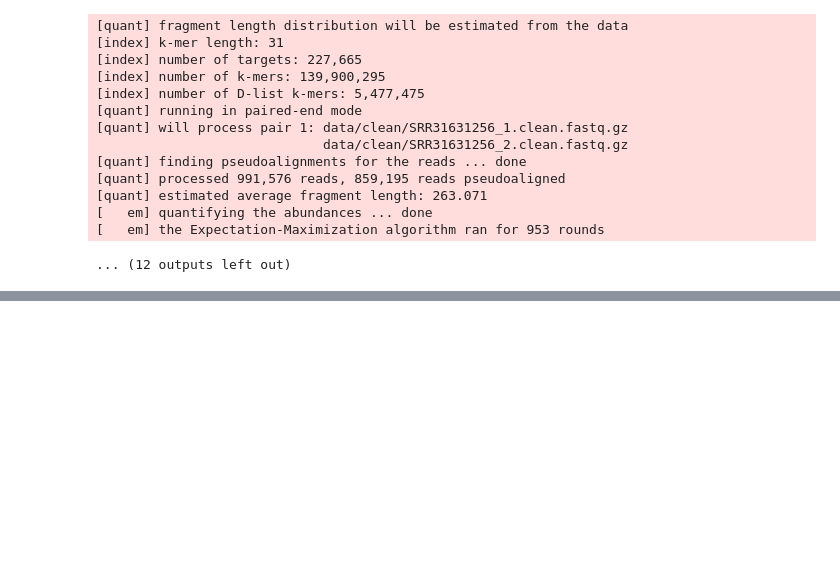
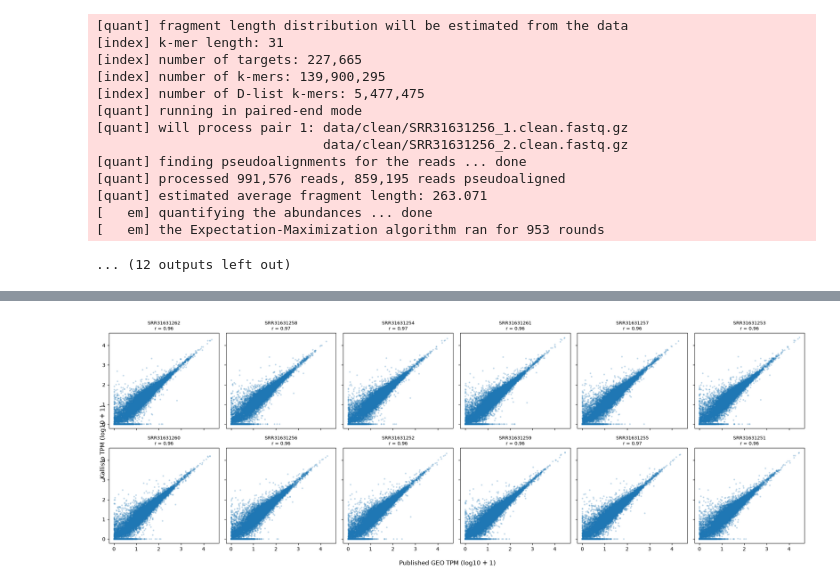
Before and after one commit to SvavaDa/GSE283655_project, a Jupyter notebook: GSE283655-simplified-data.ipynb, the cells around one changed output, grey strips where cells are left out. Saved outputs shown, nothing was run; the diff lists cells and outputs as text; code cells hidden in the pictures; blank space fills up the shorter version.

```diff
--- a/GSE283655-simplified-data.ipynb
+++ b/GSE283655-simplified-data.ipynb
@@ -513,0 +766,12 @@ Running kallisto for SRR31631256
+# %%
+samples["geo_column"] = samples.apply(
+    lambda row: geo_column_name(
+        row["condition"],
+        row["replicate"]
+    ),
+    axis=1
+)
+
+samples[
+    ["run_accession", "condition", "replicate", "geo_column"]
+]
@@ -513,0 +792,85 @@ Running kallisto for SRR31631256
+# %%
+fig, axes = plt.subplots(
+    2, 6,
+    figsize=(20, 7),
+    sharex=True,
+    sharey=True
+)
+
+axes = axes.flatten()
+
+for ax, (run, geo_col) in zip(
+    axes,
+    zip(samples["run_accession"], samples["geo_column"])
+):
+    # Read kallisto output
+    kallisto = pd.read_csv(
+        f"data/quant/{run}/abundance.tsv",
+        sep="\t"
+    )
+
+    # Map transcript → gene
+    kallisto_gene = kallisto.merge(
+        t2g_small,
+        left_on="target_id",
+        right_on="transcript_id",
+        how="inner"
+    )
+
+    # Sum TPM per gene
+    kallisto_gene_tpm = (
+        kallisto_gene
+        .groupby("gene_id", as_index=False)["tpm"]
+        .sum()
+    )
+
+    # Published TPM for matching sample
+    geo_one = geo_tpm[
+        ["Unnamed: 0", geo_col]
+    ].copy()
+
+    geo_one.columns = ["gene_id", "geo_tpm"]
+
+    # Match genes
+    comparison = kallisto_gene_tpm.merge(
+        geo_one,
+        on="gene_id",
+        how="inner"
+    )
+
+    # Correlation
+    corr = np.corrcoef(
+        np.log10(comparison["geo_tpm"] + 1),
+        np.log10(comparison["tpm"] + 1)
+    )[0, 1]
+
+    # Plot
+    ax.scatter(
+        np.log10(comparison["geo_tpm"] + 1),
+        np.log10(comparison["tpm"] + 1),
+        alpha=0.2,
+        s=5
+    )
+
+    ax.set_title(
+        f"{run}\nr = {corr:.2f}",
+        fontsize=9
+    )
+
+fig.supxlabel("Published GEO TPM (log10 + 1)")
+fig.supylabel("Kallisto TPM (log10 + 1)")
+
+plt.tight_layout()
+
+
+
+
+plt.savefig(
+    "results/TPM_comparison_all_12_samples.png",
+    dpi=300,
+    bbox_inches="tight"
+)
+
+plt.show()
+# %% [output]
+[figure, added]
```
Also changed, not shown: parts of 16 cells of this notebook.
